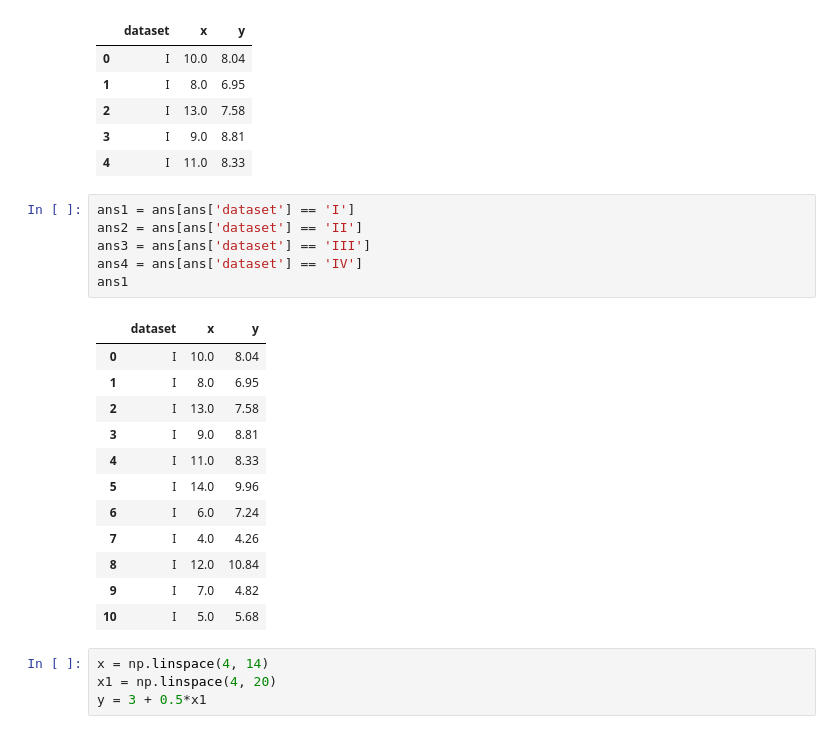
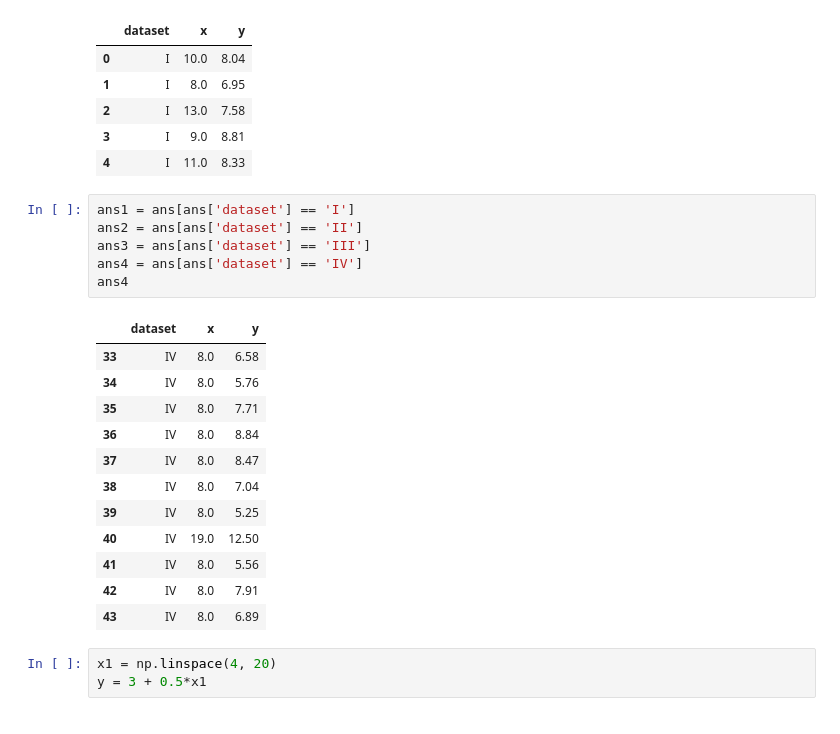
Before and after one commit to rawmouse96/DataAnalysis, a Jupyter notebook: 03.Matplotlib/과제/0418.ipynb, the cells around one changed output. Saved outputs shown, nothing was run; the diff lists cells and outputs as text.

```diff
--- a/03.Matplotlib/과제/0418.ipynb
+++ b/03.Matplotlib/과제/0418.ipynb
@@ -61,23 +72,22 @@ ans.head(5)
 # %%
 ans1 = ans[ans['dataset'] == 'I']
 ans2 = ans[ans['dataset'] == 'II']
 ans3 = ans[ans['dataset'] == 'III']
 ans4 = ans[ans['dataset'] == 'IV']
-ans1
+ans4
 # %% [output]
 |  | dataset | x | y |
-| 0 | I | 10.0 | 8.04 |
-| 1 | I | 8.0 | 6.95 |
-| 2 | I | 13.0 | 7.58 |
-| 3 | I | 9.0 | 8.81 |
-| 4 | I | 11.0 | 8.33 |
-| 5 | I | 14.0 | 9.96 |
-| 6 | I | 6.0 | 7.24 |
-| 7 | I | 4.0 | 4.26 |
-| 8 | I | 12.0 | 10.84 |
-| 9 | I | 7.0 | 4.82 |
-| 10 | I | 5.0 | 5.68 |
+| 33 | IV | 8.0 | 6.58 |
+| 34 | IV | 8.0 | 5.76 |
+| 35 | IV | 8.0 | 7.71 |
+| 36 | IV | 8.0 | 8.84 |
+| 37 | IV | 8.0 | 8.47 |
+| 38 | IV | 8.0 | 7.04 |
+| 39 | IV | 8.0 | 5.25 |
+| 40 | IV | 19.0 | 12.50 |
+| 41 | IV | 8.0 | 5.56 |
+| 42 | IV | 8.0 | 7.91 |
+| 43 | IV | 8.0 | 6.89 |
 # %%
-x = np.linspace(4, 14)
 x1 = np.linspace(4, 20)
 y = 3 + 0.5*x1
```
Also changed, not shown: parts of 7 cells of this notebook, 5 other files.
